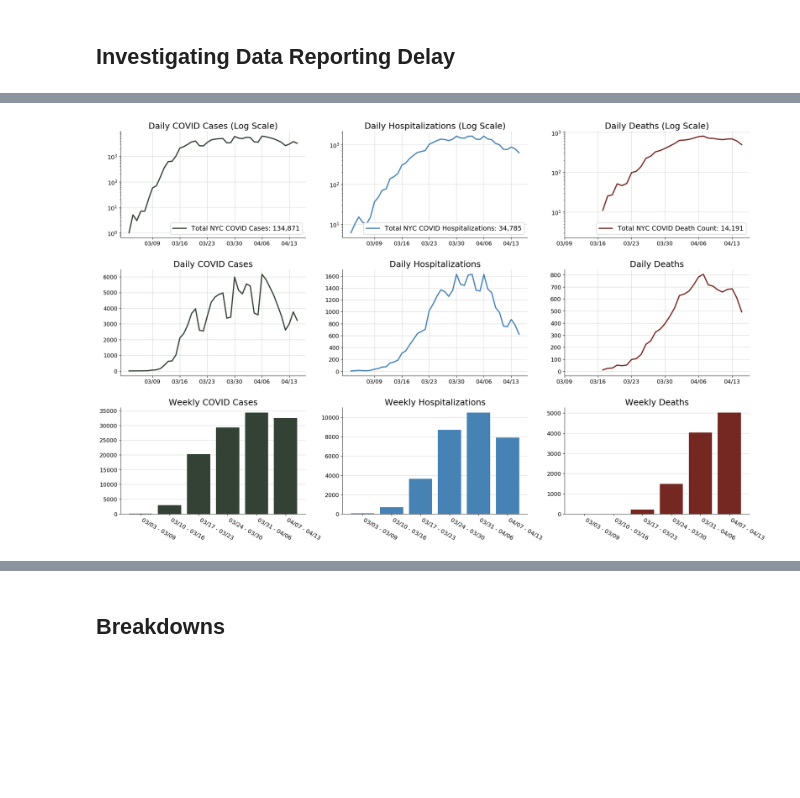
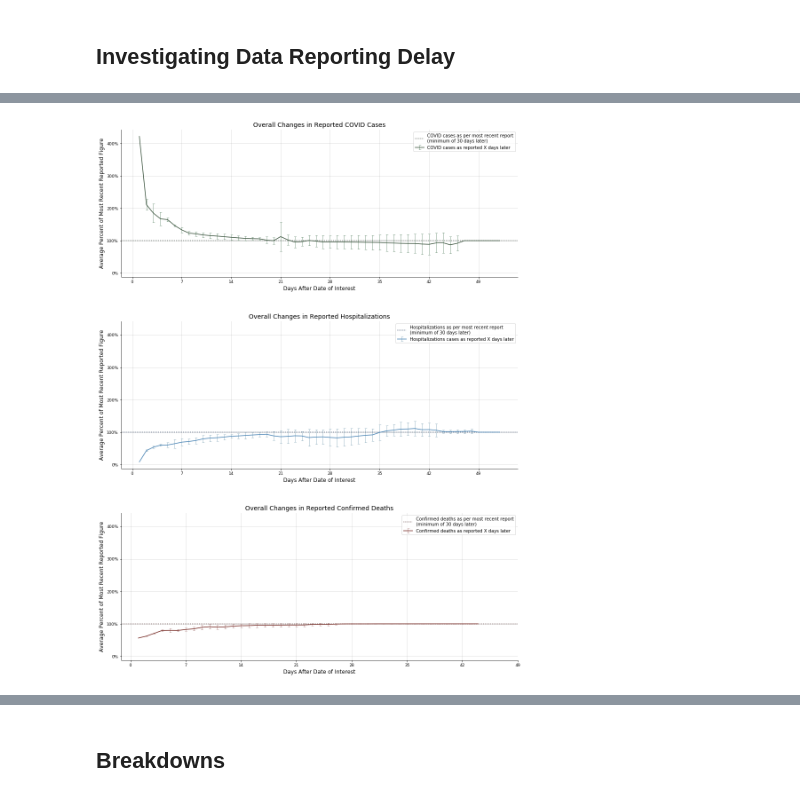
Before and after one commit to akrhea/coronavirus-data, a Jupyter notebook: NYC COVID Plots.ipynb, the cells around one changed output, grey strips where cells are left out. Drawn from its saved outputs; the diff is of its cells as text; code cells hidden in the pictures; blank space fills up the shorter version.

```diff
--- a/NYC COVID Plots.ipynb
+++ b/NYC COVID Plots.ipynb
@@ -257,4 +319,52 @@ plt.show()
-# %%
-df_6 = run_dash_with_x_newest_days_removed(6)
-# %% [output]
-[figure, removed]
+# %%
+min_max_days = 30
+
+xtime_clipped = xtime[xtime.max_days.dt.days>=min_max_days].copy()
+
+days_since_clipped = xtime_clipped.groupby('days_till_upload', as_index=False).agg({'max_case_change':[nanmean,np.std],
+                                                                       'max_hosp_change':[nanmean,np.std],
+                                                                       'max_death_change':[nanmean,np.std]})
+# %%
+fig, ax = plt.subplots(3, 1, figsize=(16,22), sharey=True)
+
+xdays = days_since_clipped.days_till_upload.dt.days
+
+ax[0].set_title('Overall Changes in Reported COVID Cases', fontsize=14)
+ax[0].axhline(1, color='#313d34', linestyle='dotted')
+ax[0].errorbar(xdays, days_since_clipped['max_case_change']['nanmean'], color='#39523c', lw=1.5,
+        yerr=days_since_clipped['max_case_change']['std'], capsize=2.5, ecolor='#88a690', elinewidth=1 )
+ax[0].legend(['COVID cases as per most recent report\n(minimum of 30 days later)',
+              'COVID cases as reported X days later'])
+
+ax[1].set_title('Overall Changes in Reported Hospitalizations', fontsize=14)
+ax[1].errorbar(xdays, days_since_clipped['max_hosp_change']['nanmean'], color='steelblue', lw=1.5,
+            yerr=days_since_clipped['max_hosp_change']['std'], capsize=2.5, ecolor='#a1bbc9', elinewidth=1)
+ax[1].axhline(1, color='#172c4f', linestyle='dotted')
+ax[1].legend(['Hospitalizations as per most recent report\n(minimum of 30 days later)',
+              'Hospitalizations cases as reported X days later'])
+
+ax[2].set_title('Overall Changes in Reported Confirmed Deaths', fontsize=14)
+ax[2].errorbar(xdays, days_since_clipped['max_death_change']['nanmean'], color='#752822', lw=1.5,
+            yerr=days_since_clipped['max_death_change']['std'], capsize=2.5, ecolor='#bf9e9d', elinewidth=1)
+ax[2].axhline(1, color='#472524', linestyle='dotted')
+ax[2].legend(['Confirmed deaths as per most recent report\n(minimum of 30 days later)',
+              'Confirmed deaths as reported X days later'])
+
+
+for i in range(3):
+    ax[i].tick_params(labelsize=9)
+    ax[i].spines['right'].set_visible(False)
+    ax[i].spines['top'].set_visible(False)
+    ax[i].set_xticks([x for x in labels if x%7==0])
+    ax[i].set_yticklabels([str(int(100*x))+'%' for x in list(ax[i].get_yticks())])
+    ax[i].grid(which='major',alpha=0.5)
+    ax[i].set_ylabel('Average Percent of Most Recent Reported Figure', fontsize=12)
+    ax[i].set_xlabel('Days After Date of Interest', fontsize=12)
+
+
+plt.subplots_adjust(hspace=.3)
+
+
+plt.show()
+# %% [output]
+[figure, added]
```
Also changed, not shown: parts of 17 cells of this notebook.
